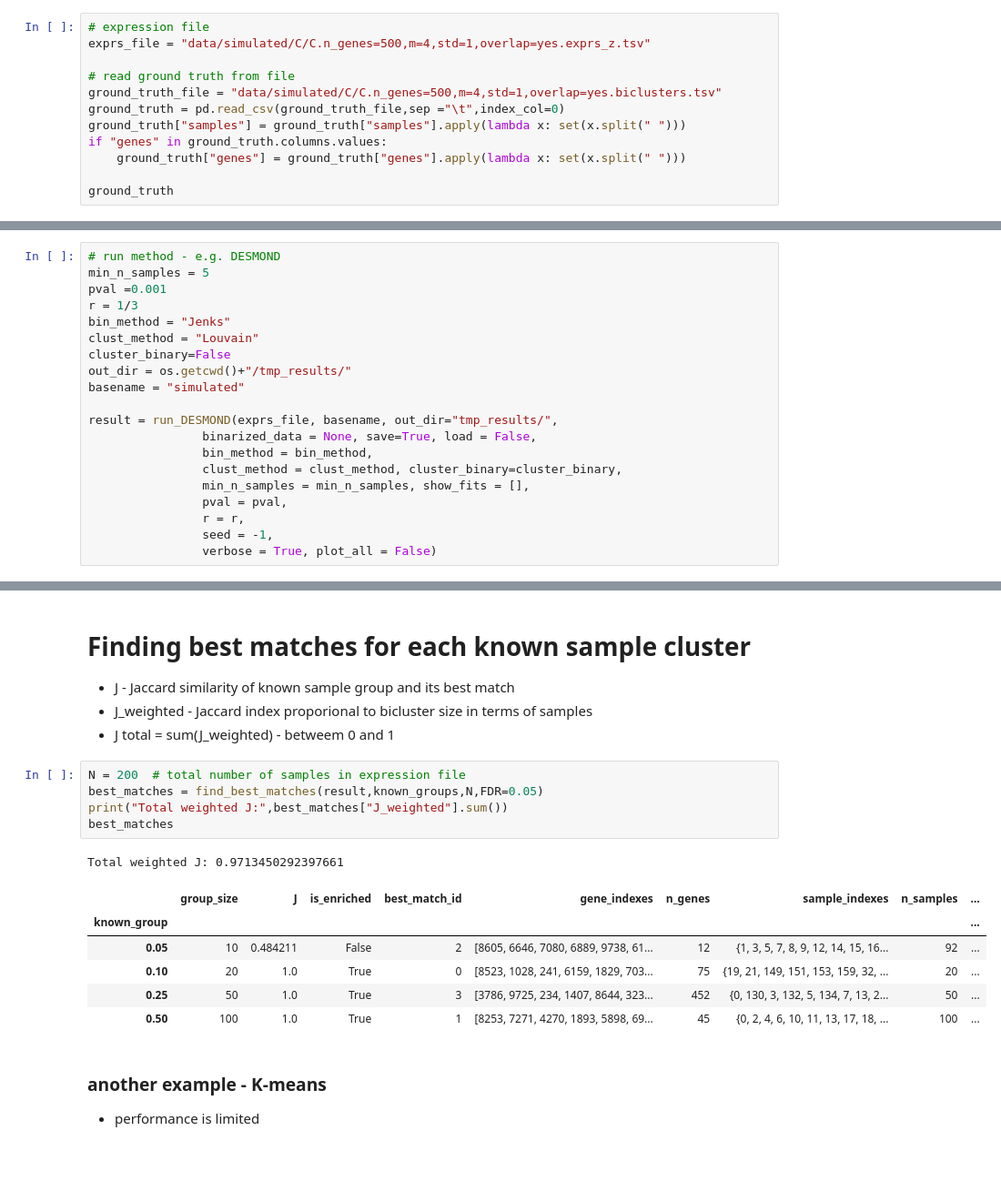
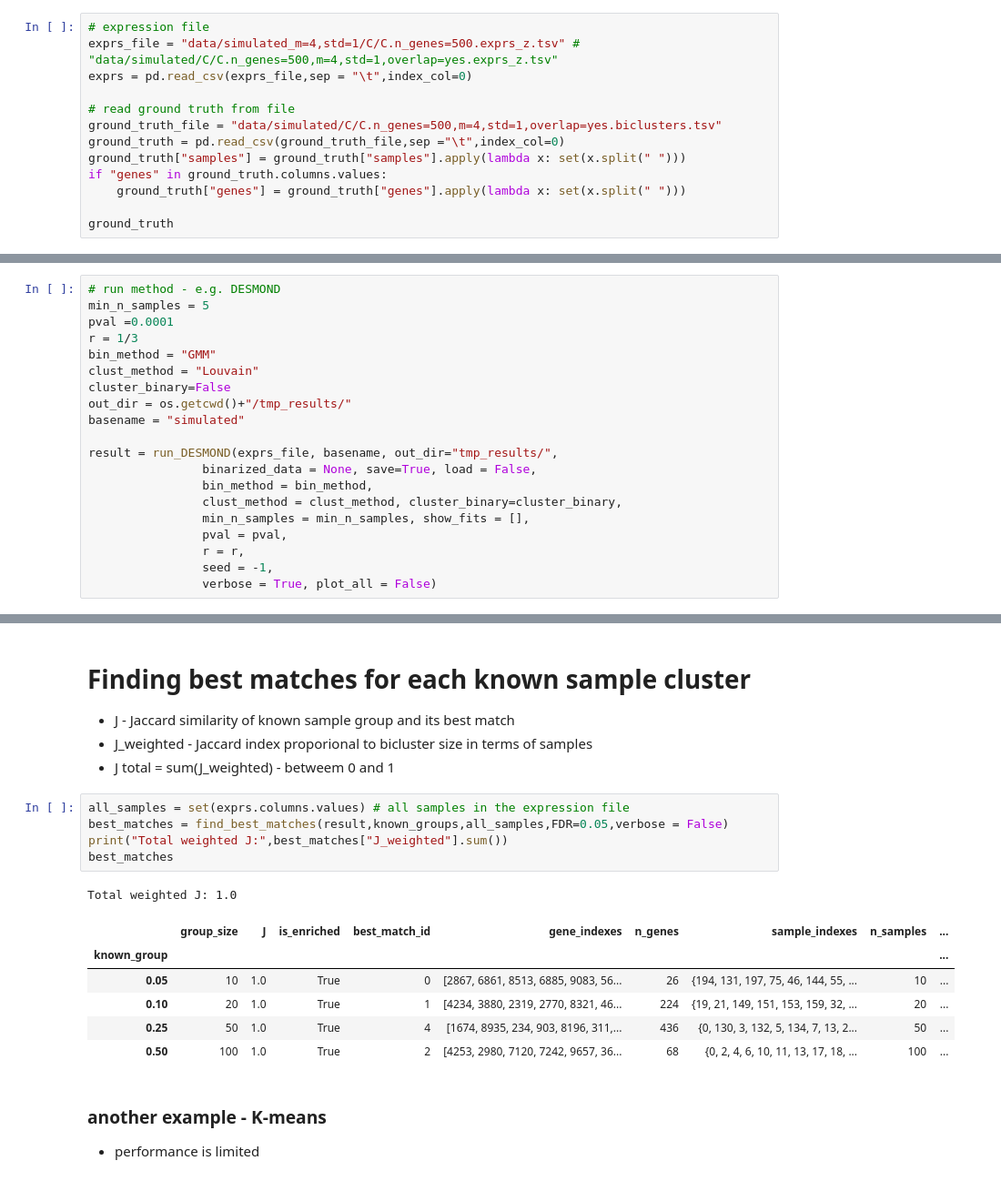
Before and after one commit to ozolotareva/unpast_paper, a Jupyter notebook: evaluation_on_simulated_data.ipynb, the cells around one changed output, grey strips where cells are left out. Shown at 91% size. Drawn from its saved outputs; the diff is of its cells as text.

```diff
--- a/evaluation_on_simulated_data.ipynb
+++ b/evaluation_on_simulated_data.ipynb
@@ -104,7 +104,8 @@ true bilusters: data/simulated//C.n_genes=500,m=4,std=1,overlap=yes.biclusters.t
 # Evaluation
 # %%
 # expression file
-exprs_file = "data/simulated/C/C.n_genes=500,m=4,std=1,overlap=yes.exprs_z.tsv"
+exprs_file = "data/simulated_m=4,std=1/C/C.n_genes=500.exprs_z.tsv" # "data/simulated/C/C.n_genes=500,m=4,std=1,overlap=yes.exprs_z.tsv"
+exprs = pd.read_csv(exprs_file,sep = "\t",index_col=0)
 
 # read ground truth from file
 ground_truth_file = "data/simulated/C/C.n_genes=500,m=4,std=1,overlap=yes.biclusters.tsv"
@@ -128,9 +129,9 @@ for group in ground_truth.index.values:
 # %%
 # run method - e.g. DESMOND
 min_n_samples = 5
-pval =0.001
+pval =0.0001
 r = 1/3
-bin_method = "Jenks"
+bin_method = "GMM"
 clust_method = "Louvain"
 cluster_binary=False
 out_dir = os.getcwd()+"/tmp_results/"
@@ -199,18 +201,18 @@ result
 * J_weighted - Jaccard index proporional to bicluster size in terms of samples
 * J total = sum(J_weighted) - betweem 0 and 1
 # %%
-N = 200  # total number of samples in expression file
-best_matches = find_best_matches(result,known_groups,N,FDR=0.05)
+all_samples = set(exprs.columns.values) # all samples in the expression file
+best_matches = find_best_matches(result,known_groups,all_samples,FDR=0.05,verbose = False)
 print("Total weighted J:",best_matches["J_weighted"].sum())
 best_matches
 # %% [output]
-Total weighted J: 0.9713450292397661
+Total weighted J: 1.0
 |  | group_size | J | is_enriched | best_match_id | gene_indexes | n_genes | sample_indexes | n_samples | ... |
 | known_group |  |  |  |  |  |  |  |  | ... |
-| 0.05 | 10 | 0.484211 | False | 2 | [8605, 6646, 7080, 6889, 9738, 61... | 12 | {1, 3, 5, 7, 8, 9, 12, 14, 15, 16... | 92 | ... |
-| 0.10 | 20 | 1.0 | True | 0 | [8523, 1028, 241, 6159, 1829, 703... | 75 | {19, 21, 149, 151, 153, 159, 32, ... | 20 | ... |
-| 0.25 | 50 | 1.0 | True | 3 | [3786, 9725, 234, 1407, 8644, 323... | 452 | {0, 130, 3, 132, 5, 134, 7, 13, 2... | 50 | ... |
-| 0.50 | 100 | 1.0 | True | 1 | [8253, 7271, 4270, 1893, 5898, 69... | 45 | {0, 2, 4, 6, 10, 11, 13, 17, 18, ... | 100 | ... |
+| 0.05 | 10 | 1.0 | True | 0 | [2867, 6861, 8513, 6885, 9083, 56... | 26 | {194, 131, 197, 75, 46, 144, 55, ... | 10 | ... |
+| 0.10 | 20 | 1.0 | True | 1 | [4234, 3880, 2319, 2770, 8321, 46... | 224 | {19, 21, 149, 151, 153, 159, 32, ... | 20 | ... |
+| 0.25 | 50 | 1.0 | True | 4 | [1674, 8935, 234, 903, 8196, 311,... | 436 | {0, 130, 3, 132, 5, 134, 7, 13, 2... | 50 | ... |
+| 0.50 | 100 | 1.0 | True | 2 | [4253, 2980, 7120, 7242, 9657, 36... | 68 | {0, 2, 4, 6, 10, 11, 13, 17, 18, ... | 100 | ... |
 # %% [markdown]
 ### another example - K-means
 * performance is limited
```
Also changed, not shown: parts of 3 cells of this notebook, 1 other file.
